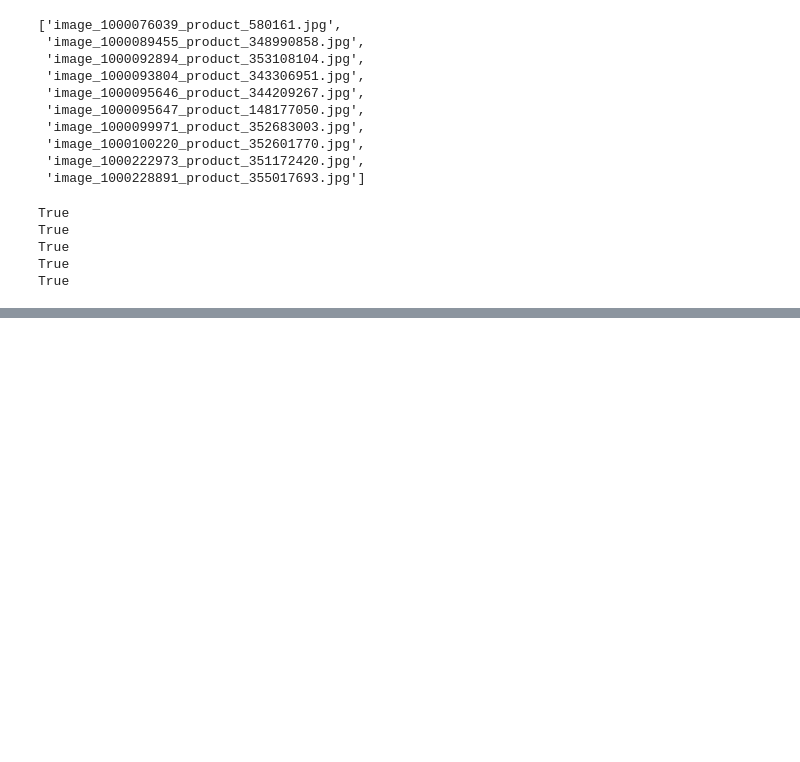
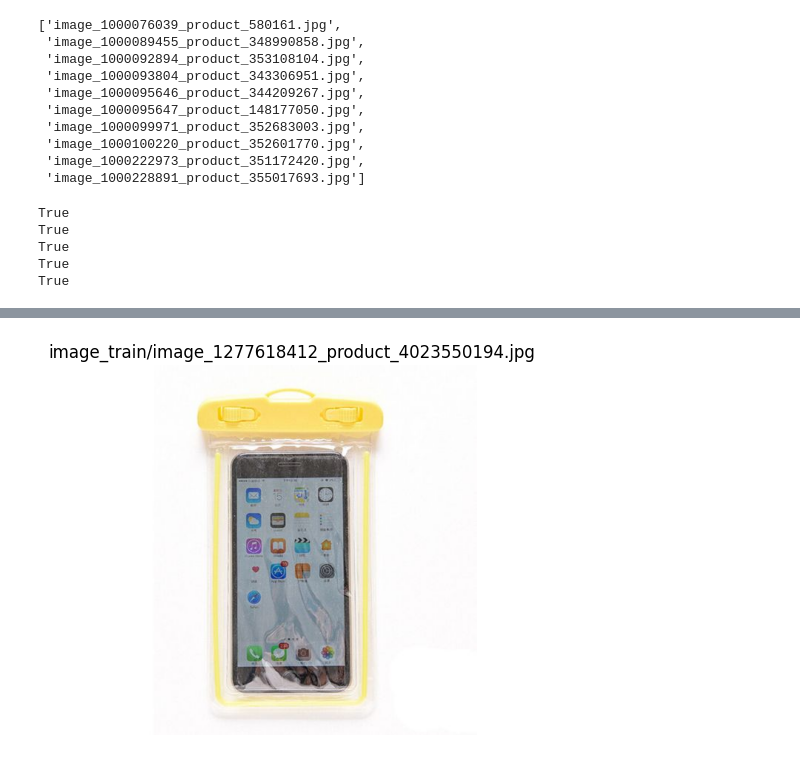
Before and after one commit to Stonesthrowing/Rakuten_Data_Science, a Jupyter notebook: rakuten.ipynb, the cells around one changed output, grey strips where cells are left out. Saved outputs shown, nothing was run; the diff lists cells and outputs as text; code cells hidden in the pictures; blank space fills up the shorter version.

```diff
--- a/rakuten.ipynb
+++ b/rakuten.ipynb
@@ -232,0 +416,19 @@ True
+# %%
+# the image which has a description of 12K words
+
+from PIL import Image
+import matplotlib.pyplot as plt
+import os
+
+
+filename = f"image_train/image_1277618412_product_4023550194.jpg"
+path = os.path.join("images", filename)   # change folder if needed
+
+img = Image.open(path)
+
+plt.imshow(img)
+plt.title(filename)
+plt.axis("off")
+plt.show()
+# %% [output]
+[figure, added]
```
Also changed, not shown: parts of 27 cells of this notebook.
